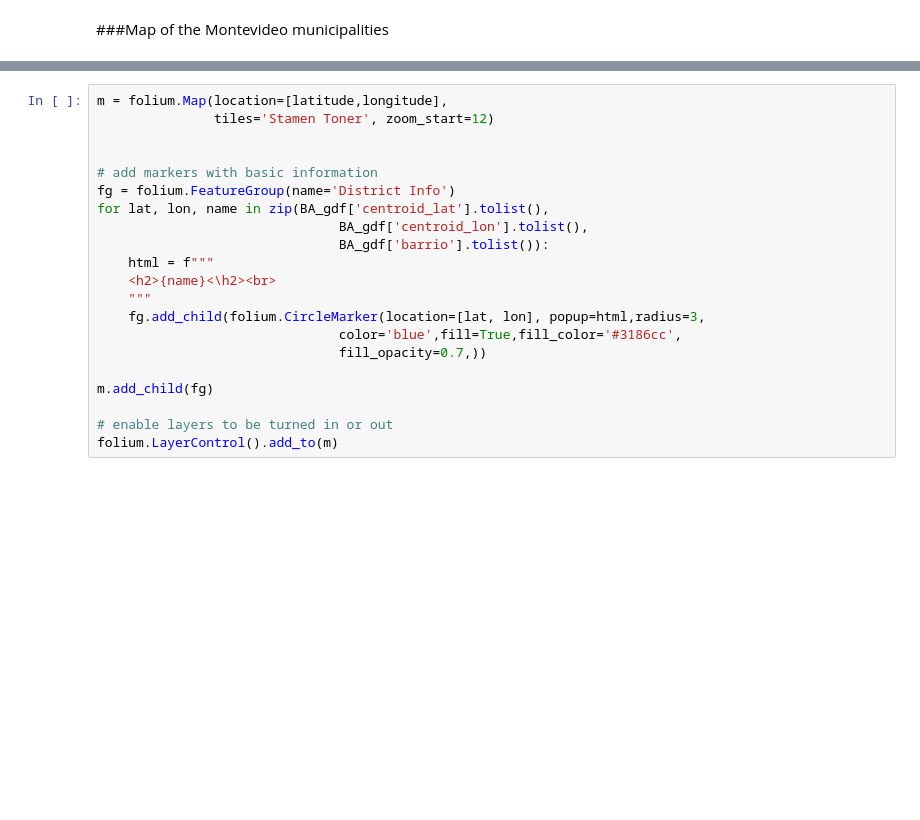
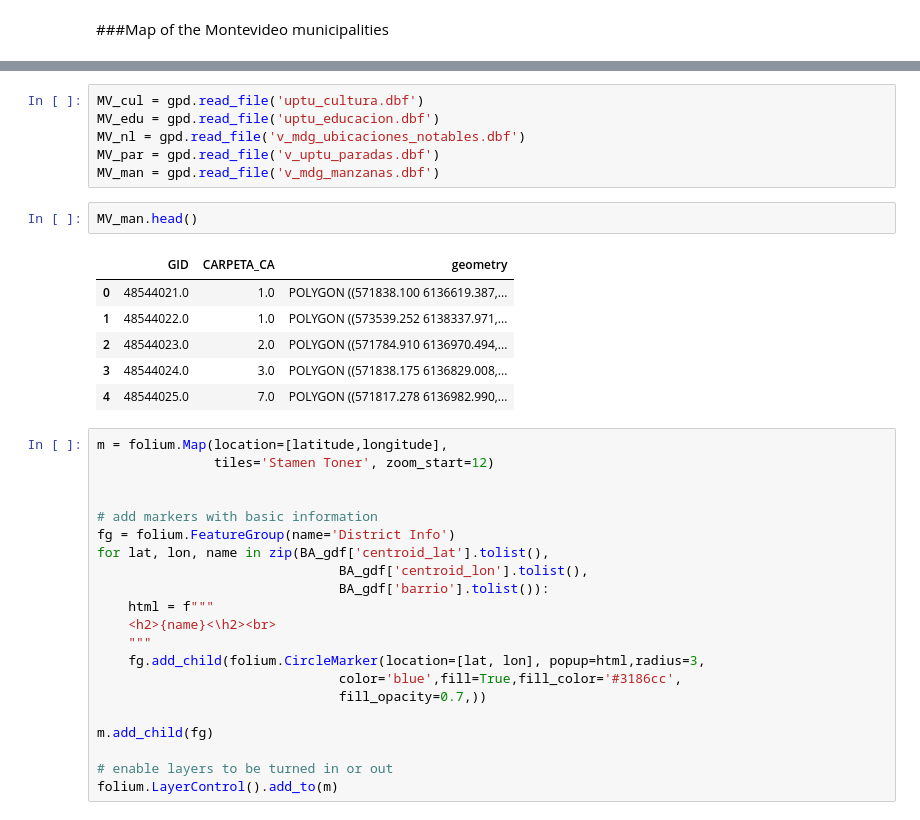
Before and after one commit to SarahLares/Coursera_Capstone, a Jupyter notebook: Capstone_The_Battle_of_the_Neighborhoods_for_a_Tea_Salon.ipynb, the cells around one changed output, grey strips where cells are left out. Drawn from its saved outputs; the diff is of its cells as text; blank space fills up the shorter version.

```diff
--- a/Capstone_The_Battle_of_the_Neighborhoods_for_a_Tea_Salon.ipynb
+++ b/Capstone_The_Battle_of_the_Neighborhoods_for_a_Tea_Salon.ipynb
@@ -137,3 +126,18 @@ KeyError: ignored
+# %%
+MV_cul = gpd.read_file('uptu_cultura.dbf')
+MV_edu = gpd.read_file('uptu_educacion.dbf')
+MV_nl = gpd.read_file('v_mdg_ubicaciones_notables.dbf')
+MV_par = gpd.read_file('v_uptu_paradas.dbf')
+MV_man = gpd.read_file('v_mdg_manzanas.dbf')
+# %%
+MV_man.head()
+# %% [output]
+|  | GID | CARPETA_CA | geometry |
+| 0 | 48544021.0 | 1.0 | POLYGON ((571838.100 6136619.387,... |
+| 1 | 48544022.0 | 1.0 | POLYGON ((573539.252 6138337.971,... |
+| 2 | 48544023.0 | 2.0 | POLYGON ((571784.910 6136970.494,... |
+| 3 | 48544024.0 | 3.0 | POLYGON ((571838.175 6136829.008,... |
+| 4 | 48544025.0 | 7.0 | POLYGON ((571817.278 6136982.990,... |
 # %%
 m = folium.Map(location=[latitude,longitude],
                tiles='Stamen Toner', zoom_start=12)
```
Also changed, not shown: parts of 10 cells of this notebook.
